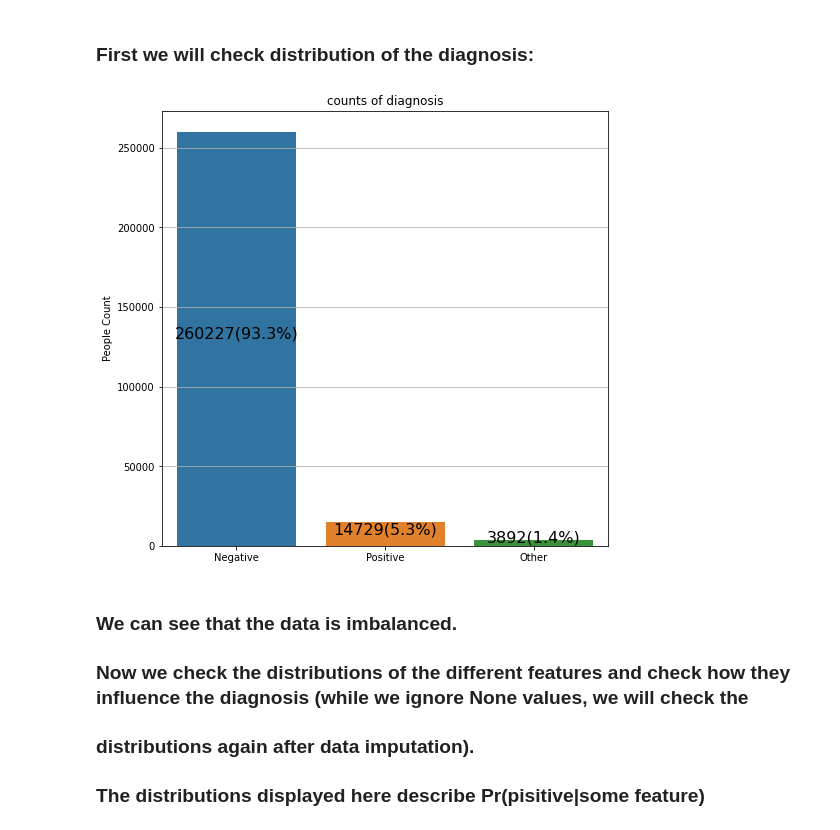
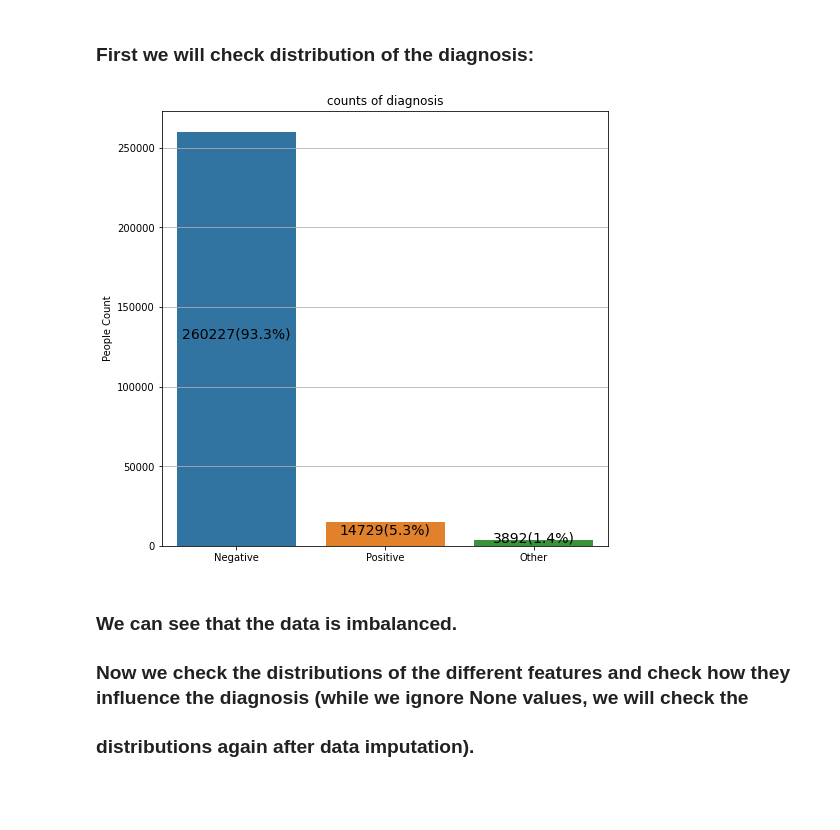
Before and after one commit to NirLalum/corona-diagnosis, a Jupyter notebook: covid_pred.ipynb, the cells around one changed output. Drawn from its saved outputs; the diff is of its cells as text; code cells hidden in the pictures; blank space fills up the shorter version.

```diff
--- a/covid_pred.ipynb
+++ b/covid_pred.ipynb
@@ -96,19 +116,18 @@ Name: corona_result, dtype: int64
 # %%
 figure, diagnosis_bar = plt.subplots()
 sns.barplot(x = dataset['corona_result'].value_counts().index, y = dataset['corona_result'].value_counts(), ax = diagnosis_bar)
 diagnosis_bar.set_xticklabels(['Negative', 'Positive', 'Other'])
 diagnosis_bar.set_ylabel('People Count')
 diagnosis_bar.set_title('counts of diagnosis')
 
 for patch in diagnosis_bar.patches:
     x_label = patch.get_x() + patch.get_width()/2
     y_label = patch.get_y() + patch.get_height()/2
     diagnosis_bar.text(x_label, y_label, str(int(patch.get_height())) + '(' +  '{:.1%}'.format(patch.get_height()/len(dataset['corona_result'])) + ')',
-    horizontalalignment='center', verticalalignment='baseline', fontsize = 16)
+    horizontalalignment='center', verticalalignment='baseline', fontsize = 14)
 # %% [output]
-[figure, old version]
+[figure, new version]
 # %% [markdown]
 ### We can see that the data is imbalanced.
 ### Now we check the distributions of the different features and check how they influence the diagnosis (while we ignore None values, we will check the
 ### distributions again after data imputation).
-### The distributions displayed here describe Pr(pisitive|some feature)
```
Also changed, not shown: parts of 6 cells of this notebook.
